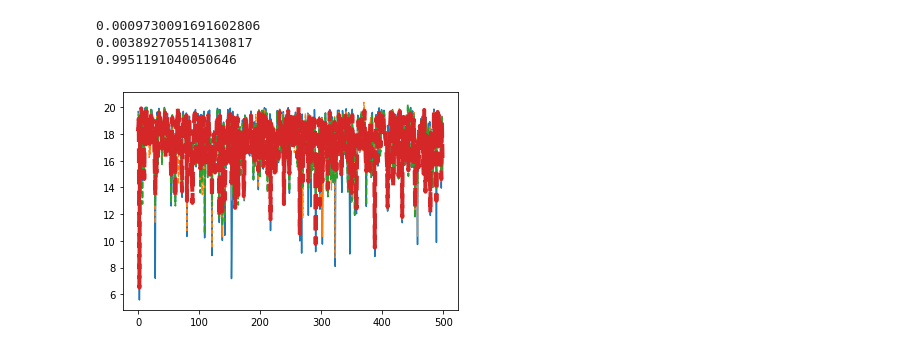
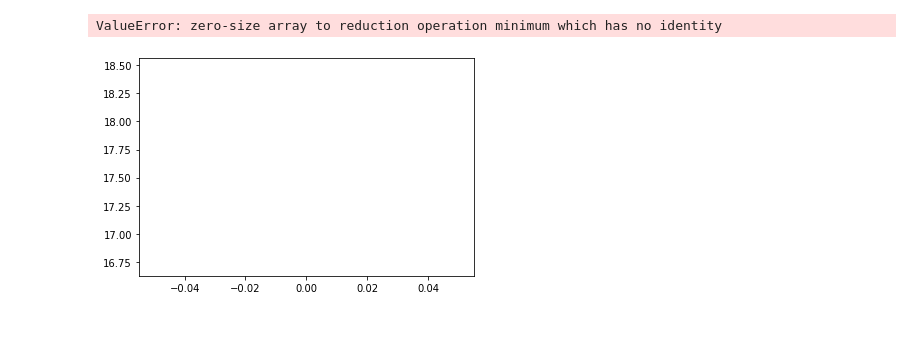
Before and after one commit to Kilorad/aixi_booster, a Jupyter notebook: aixi_example_usage.ipynb, the cells around one changed output. Saved outputs shown, nothing was run; the diff lists cells and outputs as text; code cells hidden in the pictures.

Commit message:
better visualization

```diff
--- a/aixi_example_usage.ipynb
+++ b/aixi_example_usage.ipynb
@@ -53,7 +54,7 @@ Y_test = Y[border:,:]
 #boosting_count - это число слоёв в этом "бутерброде"
 model = symbolic_regression_multyboosting(size_genom=900,tact_count=30, regularization=0.06)
 episodes=[[0,int(len(Y_train)/3)],[int(len(Y_train)/3),int(2*len(Y_train)/3)],[int(2*len(Y_train)/3),int(len(Y_train))]]
-model.fit(X_train,Y_train,forest_count=5,sample_part=0.6,episodes=episodes,popsize=32, maxiter=5, boosting_count=2, alpha_count=6, elitarism=2, mutation_p=0.02)
+model.fit(X_train,Y_train,forest_count=5,sample_part=0.6,episodes=episodes,popsize=40, maxiter=4, boosting_count=2, alpha_count=6, elitarism=2, mutation_p=0.02)
 # %% [output]
 FOREST NUMBER 0, episodes [[  0 166]
  [166 333]]
@@ -142,7 +151,8 @@ model = symbolic_regression_multyboosting(size_genom=900,tact_count=50, regulari
 episodes=[]
 for i in range(len(Y_train)-1):
     episodes.append([i,i+1])
-model.fit(X_train,Y_train,forest_count=4,sample_part=0.6,episodes=episodes,popsize=32, maxiter=5, boosting_count=2, alpha_count=6, elitarism=2, mutation_p=0.02)
+model = symbolic_regression_multyboosting(size_genom=900,tact_count=30, regularization=0.06)
+model.fit(X_train,Y_train,forest_count=5,sample_part=1,episodes=episodes,popsize=70, maxiter=4, boosting_count=2, alpha_count=6, elitarism=2, mutation_p=0.02)
 # %% [output]
 FOREST NUMBER 0, episodes [[168 169]
  [ 15  16]
@@ -164,23 +209,20 @@ Wall time: 39min 8s
-# %%
-Y_pred = model.predict(X_test,return_hist=True)
-#ПРОТОКОЛ ГИСТОГРАММЫ: [pred_list,p_array,m_pred]
 # %%
 #train
-#отрисовать факт
-Y_pred = model.predict(X_train,return_hist=True)
-plt.plot(Y_train)
-[pred,p_array,m_pred] = Y_pred
-
-for i in range(len(pred)):
-    #отрисовать прогноз - несколькими цветами, яркость пропорциональна вероятности
-    if 10+np.log(p_array[i])>0:
-        print(p_array[i])
-        plt.plot(pred[i],'--',linewidth=0.4*np.max([10+np.log(p_array[i]),0] ) )
+#отрисовать факт синим
+for episod in episodes[:20]:
+    #мы учили систему выдавать последовательности длиной в 1, на более длинных система работать не обязана,
+    #так что тестим на последовательностях той же длины
+    plt.plot(Y_train[episod[0]:episod[1],:])
+    Y_pred = model.predict(X_train[episod[0]:episod[1],:],return_hist=True)
+    [pred,p_array,m_pred] = Y_pred
+    for i in range(len(pred)):
+        #отрисовать прогноз - несколькими цветами, пунктиром, яркость пропорциональна вероятности
+        if 10+np.log(p_array[i])>0:
+            plt.plot(pred[i],'--',linewidth=0.1*np.max([10+np.log(p_array[i]),0] ) )
+    plt.show()
 # %% [output]
-0.0009730091691602806
-0.003892705514130817
-0.9951191040050646
+ValueError: zero-size array to reduction operation minimum which has no identity
-[figure, old version]
+[figure, new version]
 # %%
 #test
 #отрисовать факт
```
Also changed, not shown: parts of 12 cells of this notebook, 2 other files.
